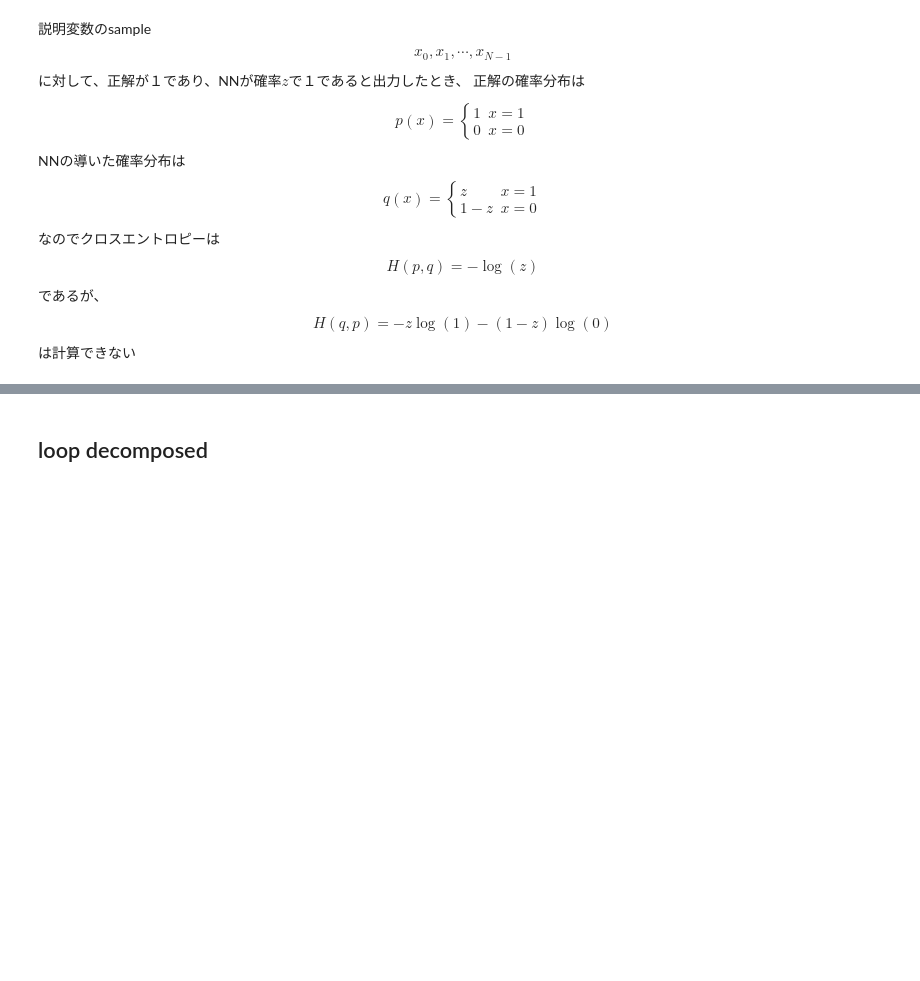
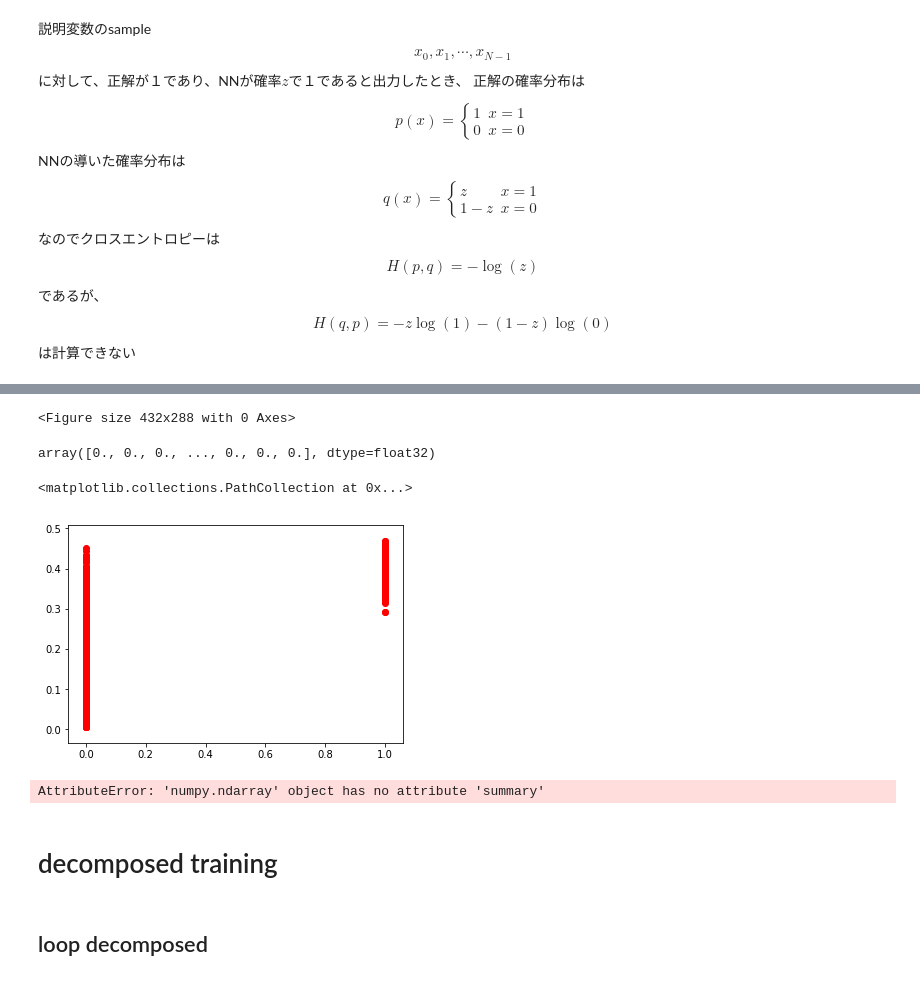
Before and after one commit to unagiinu2k/pytorch_sandbox, a Jupyter notebook: my_toy_nn2.ipynb, the cells around one changed output, grey strips where cells are left out. Saved outputs shown, nothing was run; the diff lists cells and outputs as text; code cells hidden in the pictures; blank space fills up the shorter version.

```diff
--- a/my_toy_nn2.ipynb
+++ b/my_toy_nn2.ipynb
@@ -228,0 +296,18 @@ batch_size = 50
+# %%
+fig = plt.figure()
+# %% [output]
+<Figure size 432x288 with 0 Axes>
+# %%
+ax1 = fig.add_subplot(111)
+# %%
+Y.numpy()[:,0]
+# %% [output]
+array([0., 0., 0., ..., 0., 0., 0.], dtype=float32)
+# %%
+ax1.scatter(Y.numpy()[:,0] , y_model.detach().numpy()[:,0] , color = "red")
+# %% [output]
+<matplotlib.collections.PathCollection at 0x...>
+# %%
+fig
+# %% [output]
+[figure, added]
@@ -229,3 +316,9 @@ batch_size = 50
+# %%
+tmp.summary()
+# %% [output]
+AttributeError: 'numpy.ndarray' object has no attribute 'summary'
+# %% [markdown]
+# decomposed training
 # %%
 batch_iterator = yield_batch(X , Y  , batch_size)
 # %%
```
Also changed, not shown: parts of 13 cells of this notebook.
